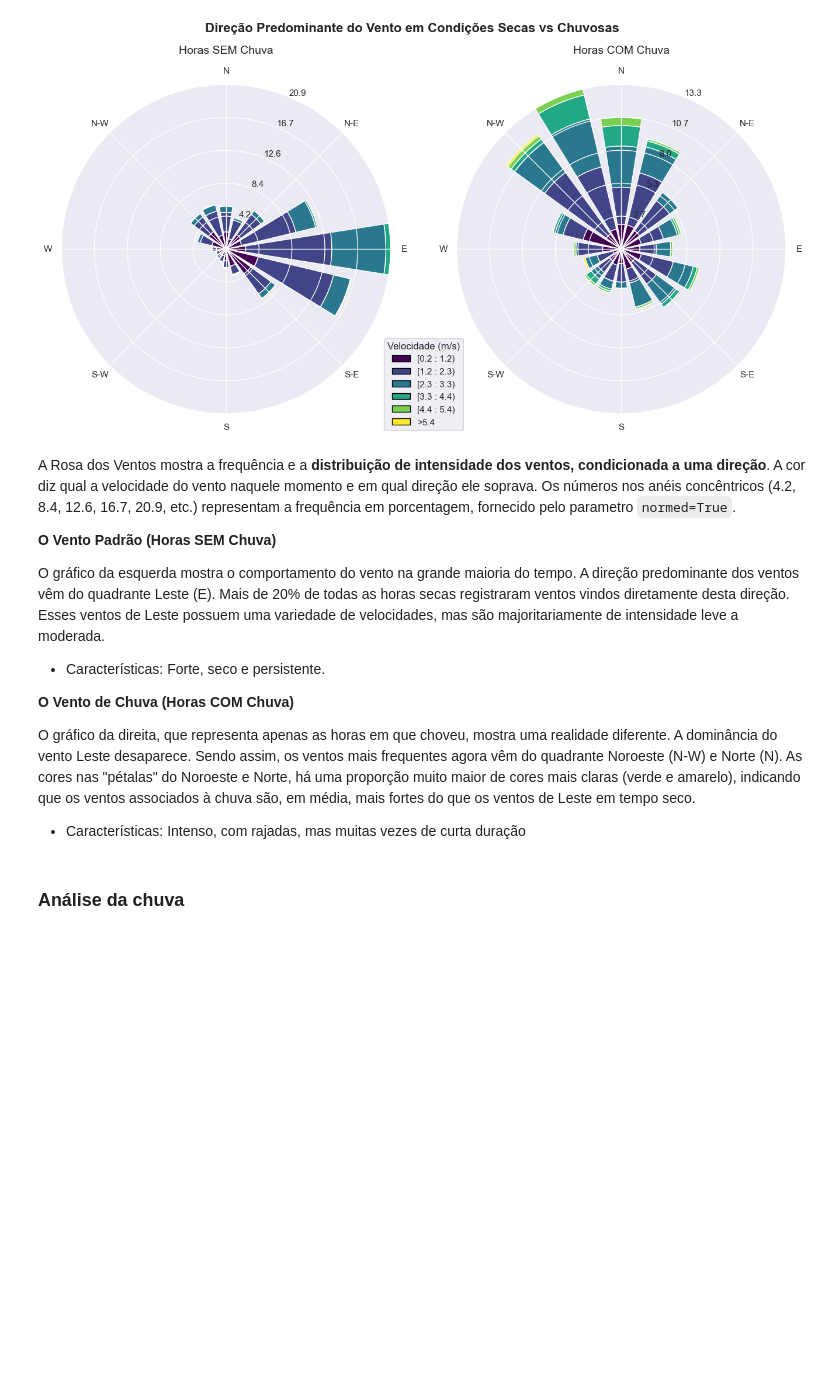
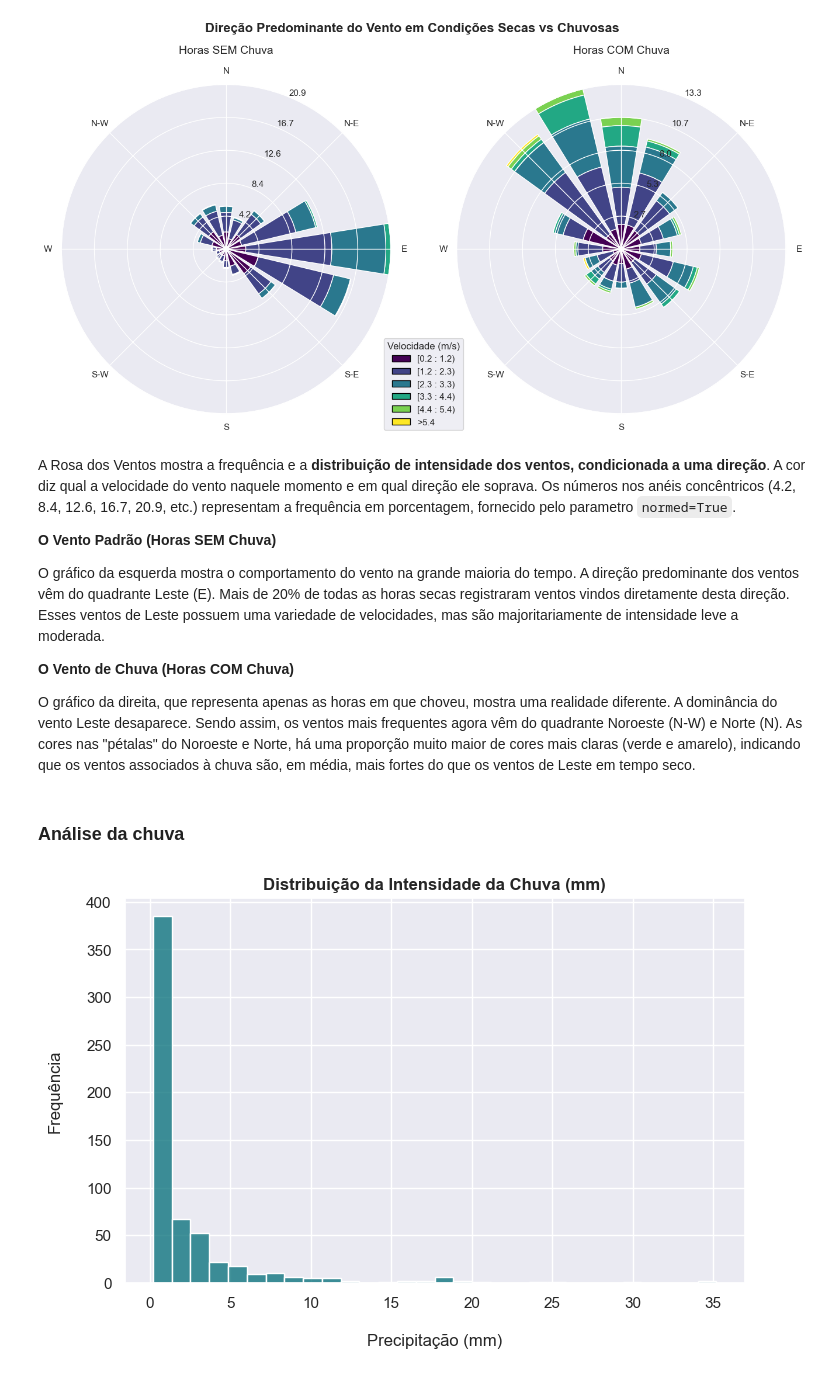
Before and after one commit to Mustasheep/brasilia-weather-forecasting, a Jupyter notebook: notebooks/02_eda.ipynb, the cells around one changed output. Saved outputs shown, nothing was run; the diff lists cells and outputs as text; code cells hidden in the pictures; blank space fills up the shorter version.

```diff
--- a/notebooks/02_eda.ipynb
+++ b/notebooks/02_eda.ipynb
@@ -361,12 +349,21 @@ A Rosa dos Ventos mostra a frequência e a **distribuição de intensidade dos v
 
 O gráfico da esquerda mostra o comportamento do vento na grande maioria do tempo. A direção predominante dos ventos vêm do quadrante Leste (E). Mais de 20% de todas as horas secas registraram ventos vindos diretamente desta direção. Esses ventos de Leste possuem uma variedade de velocidades, mas são majoritariamente de intensidade leve a moderada.
 
-- Características: Forte, seco e persistente.
-
 **O Vento de Chuva (Horas COM Chuva)**
 
 O gráfico da direita, que representa apenas as horas em que choveu, mostra uma realidade diferente. A dominância do vento Leste desaparece. Sendo assim, os ventos mais frequentes agora vêm do quadrante Noroeste (N-W) e Norte (N). As cores nas "pétalas" do Noroeste e Norte, há uma proporção muito maior de cores mais claras (verde e amarelo), indicando que os ventos associados à chuva são, em média, mais fortes do que os ventos de Leste em tempo seco.
-
-- Características: Intenso, com rajadas, mas muitas vezes de curta duração
 # %% [markdown]
 ### Análise da chuva
+# %%
+plt.figure(figsize=(8,5))
+sns.histplot(df[df["precipitacao total"] > 0]["precipitacao total"],
+             bins=30,
+             kde=False,
+             color="#006d77")
+
+plt.title("Distribuição da Intensidade da Chuva (mm)", fontweight="bold")
+plt.xlabel("\nPrecipitação (mm)")
+plt.ylabel("Frequência\n")
+plt.show()
+# %% [output]
+[figure, added]
```
Also changed, not shown: parts of 19 cells of this notebook.
